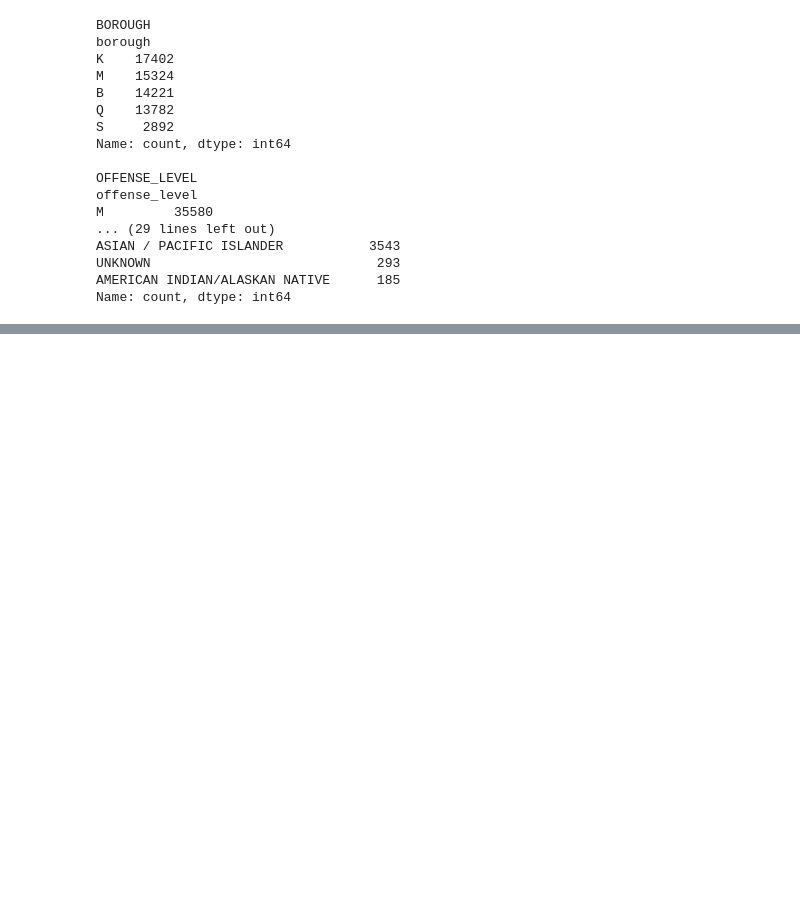
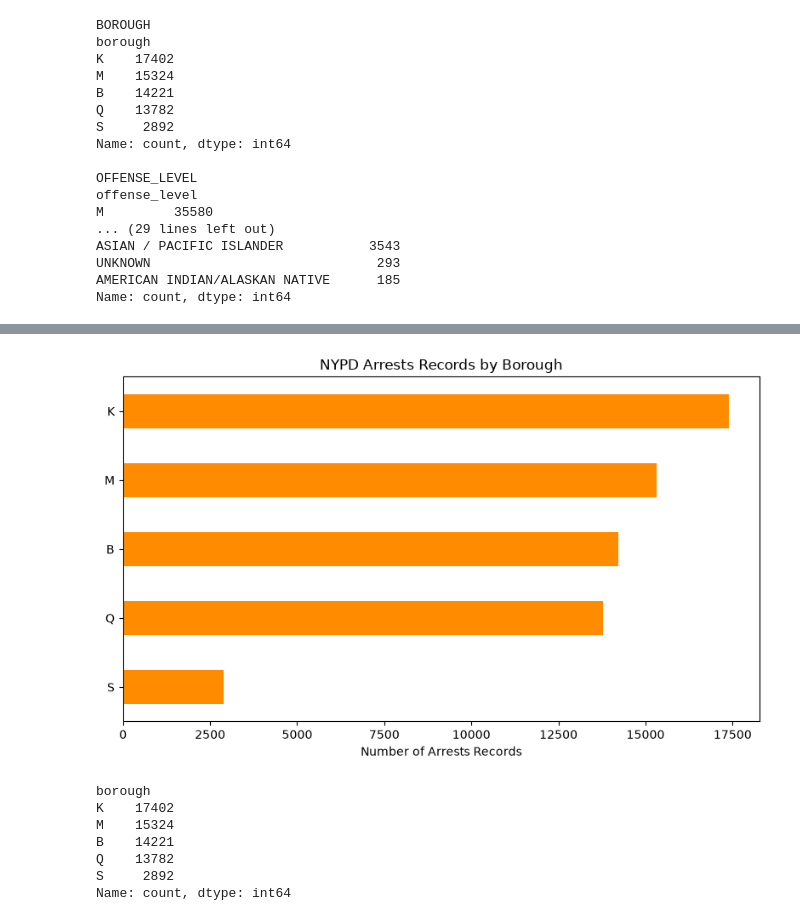
Before and after one commit to a1990alpalo/Data_Project_1, a Jupyter notebook: NYPD_arrest_analysis.ipynb, the cells around one changed output, grey strips where cells are left out. Saved outputs shown, nothing was run; the diff lists cells and outputs as text; code cells hidden in the pictures; blank space fills up the shorter version.

Commit message:
Use plot_category_counts def to create data charts

```diff
--- a/NYPD_arrest_analysis.ipynb
+++ b/NYPD_arrest_analysis.ipynb
@@ -59,7 +59,7 @@ def plot_category_counts(
 
     ax = counts.sort_values().plot(
         kind="barh",
-        figsize=(10,6),
+        figsize=(8,5),
         color=color,
     )
 
@@ -237,3 +237,20 @@ Cleaned records: 63,621
 | 17 | 282525531 | 2024-02-20 | 380.0 | ROBBERY,CAR JACKING | 105.0 | ROBBERY | PL 1601003 | F | Q | ... |
 | 18 | 282241136 | 2024-02-15 | 109.0 | ASSAULT 2,1,UNCLASSIFIED | 106.0 | FELONY ASSAULT | PL 1200501 | F | K | ... |
 | 19 | 282453654 | 2024-02-19 | 101.0 | ASSAULT 3 | 344.0 | ASSAULT 3 & RELATED OFFENSES | PL 1200001 | M | M | ... |
+# %%
+plot_category_counts(
+    cleaned_arrests_df,
+    column= "borough",
+    title="NYPD Arrests Records by Borough",
+    xlabel="Number of Arrests Records",
+    color="darkorange",
+)
+# %% [output]
+[figure, added]
+borough
+K    17402
+M    15324
+B    14221
+Q    13782
+S     2892
+Name: count, dtype: int64
```
Also changed, not shown: parts of 4 cells of this notebook.
